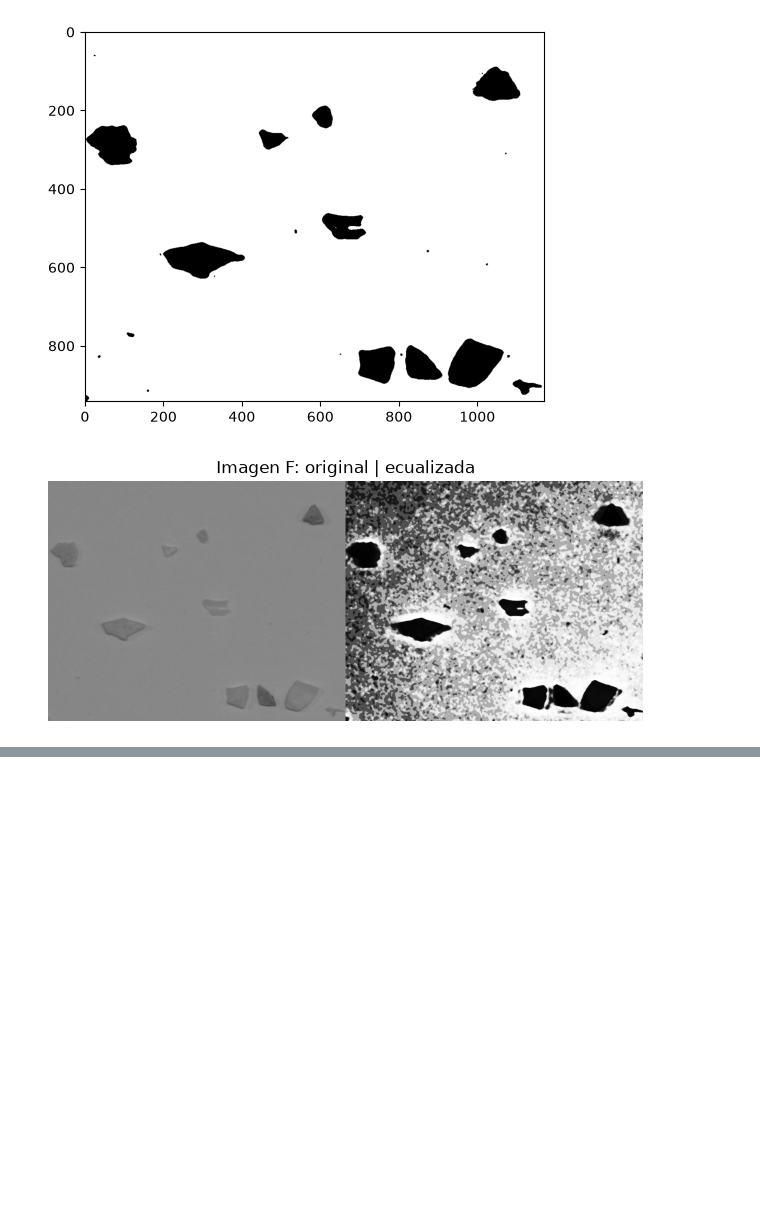
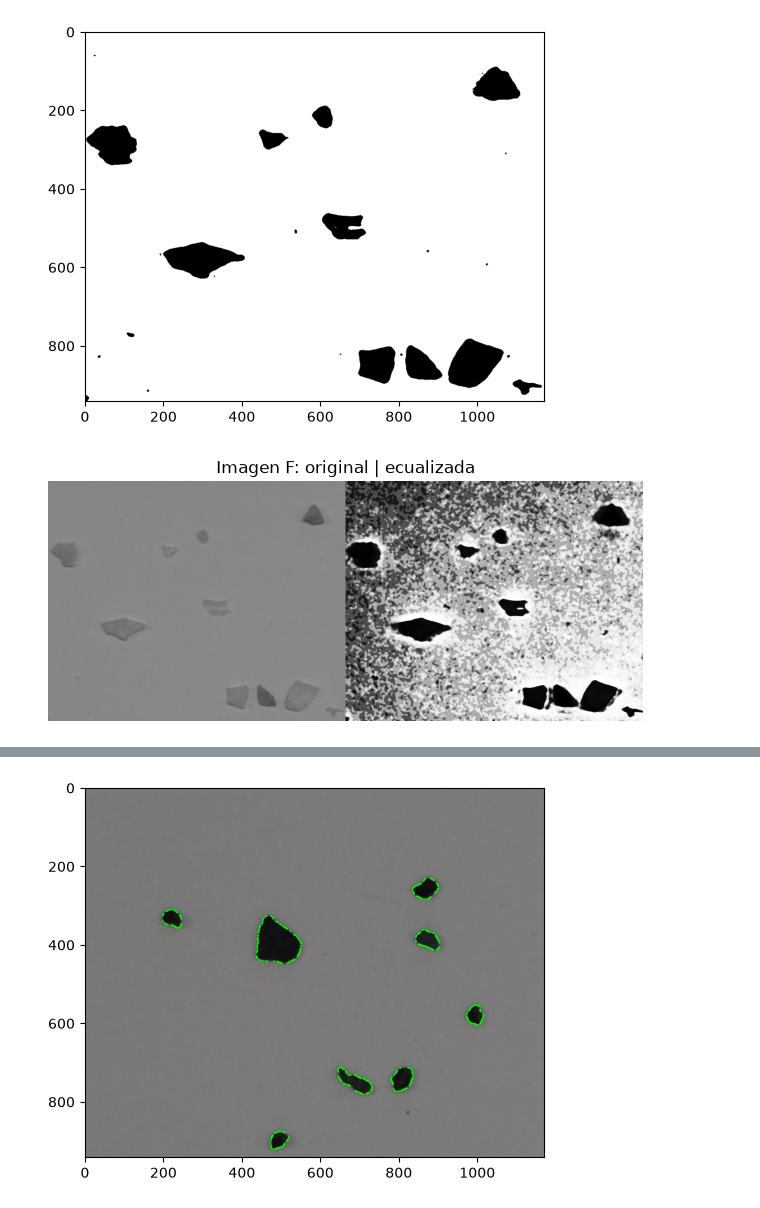
Before and after one commit to Darknight99V/VC, a Jupyter notebook: P3/VC_P3.ipynb, the cells around one changed output, grey strips where cells are left out. Saved outputs shown, nothing was run; the diff lists cells and outputs as text; code cells hidden in the pictures; blank space fills up the shorter version.

Commit message:
Terminado parte de entrenamiento

```diff
--- a/P3/VC_P3.ipynb
+++ b/P3/VC_P3.ipynb
@@ -894,11 +897,12 @@ def histogram(img):
 def threshold_otsu(img):
     _, th = cv2.threshold(img,15,255,cv2.THRESH_BINARY)
     plt.imshow(th, cmap='gray')
+    return th
 
 hist, eq_hist1 = histogram(imgF)
 hist3, eq_hist3 = histogram(imgP)
 
-threshold_otsu(eq_hist1) #dejar así
+processedF = threshold_otsu(eq_hist1) #dejar así
 
 
 #---------------------------------------------------------------------------
@@ -918,3 +922,84 @@ plt.show()
 # %% [output]
 [figure]
 [figure]
+# %%
+def extract_characteristics(proccessed_image, original_image):
+    contours, _ = cv2.findContours(proccessed_image, cv2.RETR_EXTERNAL, cv2.CHAIN_APPROX_SIMPLE)
+
+    features_matrix = []
+    for c in contours:
+        area = cv2.contourArea(c)
+        clon = len(c)
+
+        if area >= 20 and clon >= 40:
+
+            perimetro = cv2.arcLength(c, True)
+
+            cv2.drawContours(original_image, c, -1, [0, 255, 0], 3)
+
+            # compacidad
+            if perimetro > 0:
+                compacidad = (perimetro ** 2) / area
+            else:
+                compacidad = 0
+
+            # ajuste elipse
+            if clon >= 10:
+                elipse = cv2.fitEllipse(c)
+                (center, axes, orientation) = elipse
+                major_axis = max(axes)
+                minor_axis = min(axes)
+                elipse_ratio = major_axis / minor_axis if minor_axis > 0 else 0
+            else:
+                elipse_ratio = 0
+
+            # hallar el centro del objeto para determinar su color
+            M = cv2.moments(c)
+            if M["m00"] != 0:
+                cx = int(M["m10"] / M["m00"])
+                cy = int(M["m01"] / M["m00"])
+            else:
+                x, y, w, h = cv2.boundingRect(c)
+                cx = x + w // 2
+                cy = y + h // 2
+
+            b, g, r = original_image[cy, cx]
+
+            features_matrix.append([area, perimetro, compacidad, elipse_ratio, r, g, b])
+
+    plt.imshow(original_image)
+    return np.array(features_matrix)
+
+
+np.set_printoptions(suppress=True)
+
+matrixF = extract_characteristics(processedF,imgF)
+# prints para ver características extraídas y datos relacionados
+#print(f"Matriz de FRAGMENTOS: {matrixF}")
+#print(f"Características de la matriz: Ancho={len(matrixF[0])}, Alto={len(matrixF)}")
+
+
+matrixP = extract_characteristics(processedP,imgP)
+# prints para ver características extraídas y datos relacionados
+#print(f"Matriz de PELLET: {matrixP}")
+#print(f"Características de la matriz: Ancho={len(matrixP[0])}, Alto={len(matrixP)}")
+
+
+matrixT = extract_characteristics(processedT,imgT)
+# prints para ver características extraídas y datos relacionados
+#print(f"Matriz de ALQUITRÁN: {matrixT}")
+#print(f"Características de la matriz: Ancho={len(matrixT[0])}, Alto={len(matrixT)}")
+
+# matriz de entrenamiento
+final_matrix = np.vstack((matrixF, matrixP, matrixT))
+
+y_F = np.full(len(matrixF), 0)
+y_P = np.full(len(matrixP), 1)
+y_T = np.full(len(matrixT), 2)
+
+# etiquetas
+labels = np.concatenate((y_F, y_P, y_T))
+
+print(f"Matriz FINAL = {final_matrix}")
+print(f"ETIQUETAS {labels}")
+# %% [output]
@@ -920,0 +1023 @@ plt.show()
+[figure, added]
```
Also changed, not shown: parts of 5 cells of this notebook.
